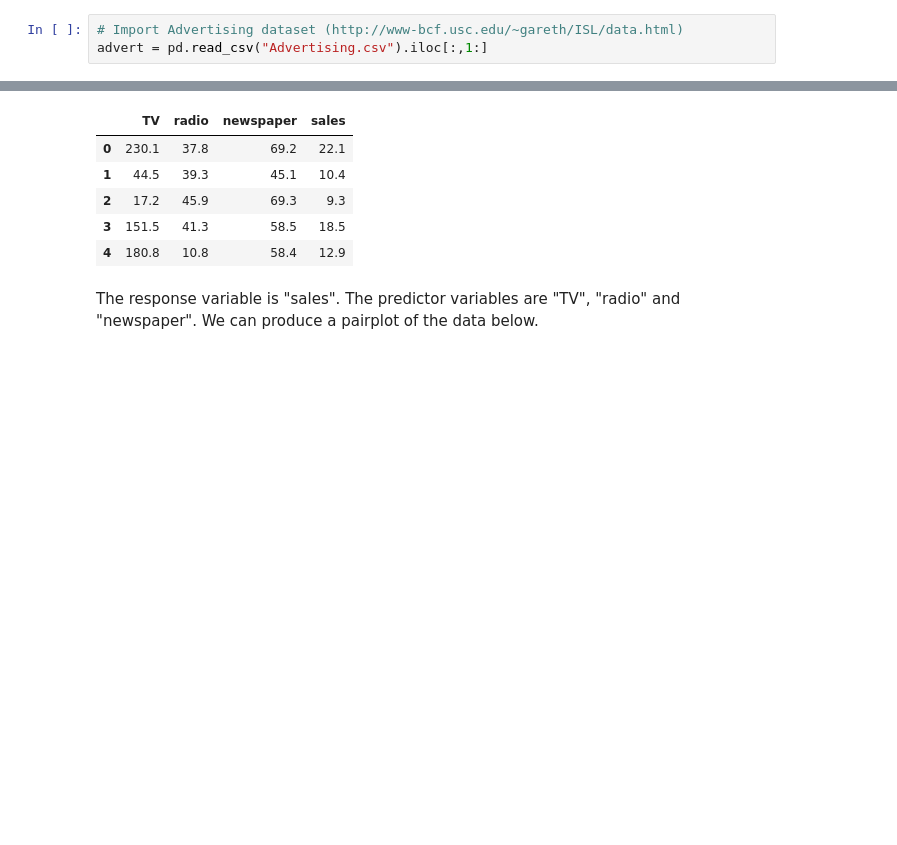
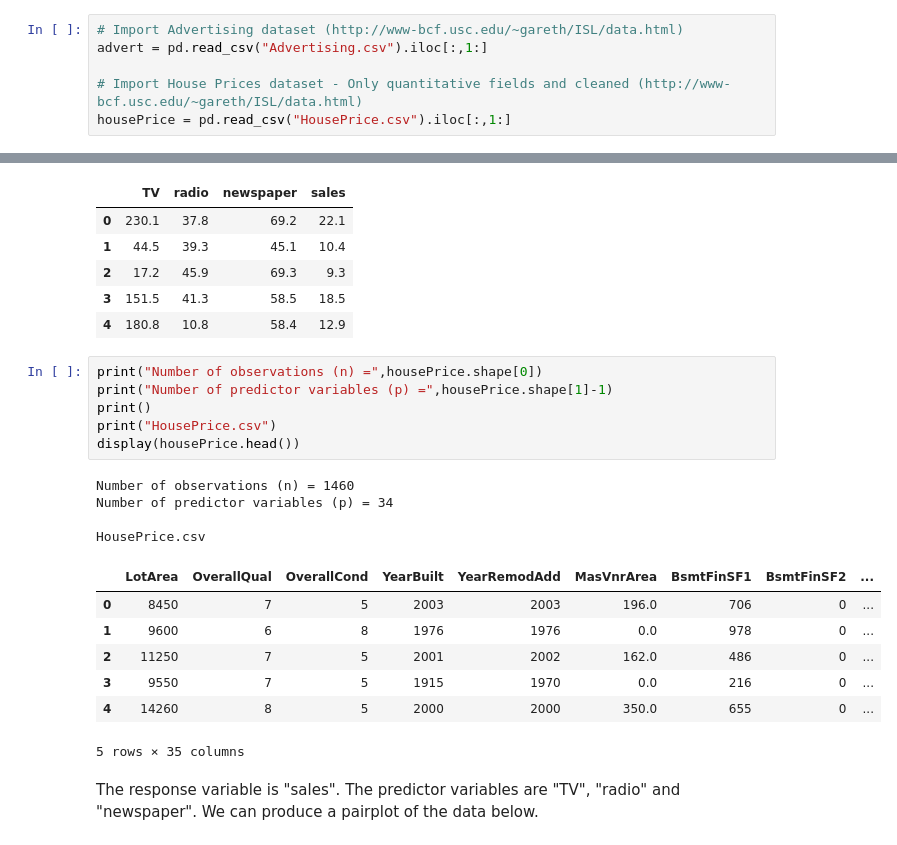
Before and after one commit to TanselArif-21/LinearRegression, a Jupyter notebook: LinearRegression.ipynb, the cells around one changed output, grey strips where cells are left out. Saved outputs shown, nothing was run; the diff lists cells and outputs as text; blank space fills up the shorter version.

Commit message:
Adding cleaned house prices and starting the Cross Validation section

```diff
--- a/LinearRegression.ipynb
+++ b/LinearRegression.ipynb
@@ -38,6 +38,9 @@ Then we import the dataset
 # %%
 # Import Advertising dataset (http://www-bcf.usc.edu/~gareth/ISL/data.html)
 advert = pd.read_csv("Advertising.csv").iloc[:,1:]
+
+# Import House Prices dataset - Only quantitative fields and cleaned (http://www-bcf.usc.edu/~gareth/ISL/data.html)
+housePrice = pd.read_csv("HousePrice.csv").iloc[:,1:]
 # %%
 print("Number of observations (n) =",advert.shape[0])
 print("Number of predictor variables (p) =",advert.shape[1]-1)
@@ -55,6 +58,24 @@ Advertising.csv
 | 2 | 17.2 | 45.9 | 69.3 | 9.3 |
 | 3 | 151.5 | 41.3 | 58.5 | 18.5 |
 | 4 | 180.8 | 10.8 | 58.4 | 12.9 |
+# %%
+print("Number of observations (n) =",housePrice.shape[0])
+print("Number of predictor variables (p) =",housePrice.shape[1]-1)
+print()
+print("HousePrice.csv")
+display(housePrice.head())
+# %% [output]
+Number of observations (n) = 1460
+Number of predictor variables (p) = 34
+
+HousePrice.csv
+|  | LotArea | OverallQual | OverallCond | YearBuilt | YearRemodAdd | MasVnrArea | BsmtFinSF1 | BsmtFinSF2 | ... |
+| 0 | 8450 | 7 | 5 | 2003 | 2003 | 196.0 | 706 | 0 | ... |
+| 1 | 9600 | 6 | 8 | 1976 | 1976 | 0.0 | 978 | 0 | ... |
+| 2 | 11250 | 7 | 5 | 2001 | 2002 | 162.0 | 486 | 0 | ... |
+| 3 | 9550 | 7 | 5 | 1915 | 1970 | 0.0 | 216 | 0 | ... |
+| 4 | 14260 | 8 | 5 | 2000 | 2000 | 350.0 | 655 | 0 | ... |
+5 rows × 35 columns
 # %% [markdown]
 The response variable is "sales". The predictor variables are "TV", "radio" and "newspaper". We can produce a pairplot of the data below.
 # %%
```
Also changed, not shown: parts of 17 cells of this notebook, 1 other file.
